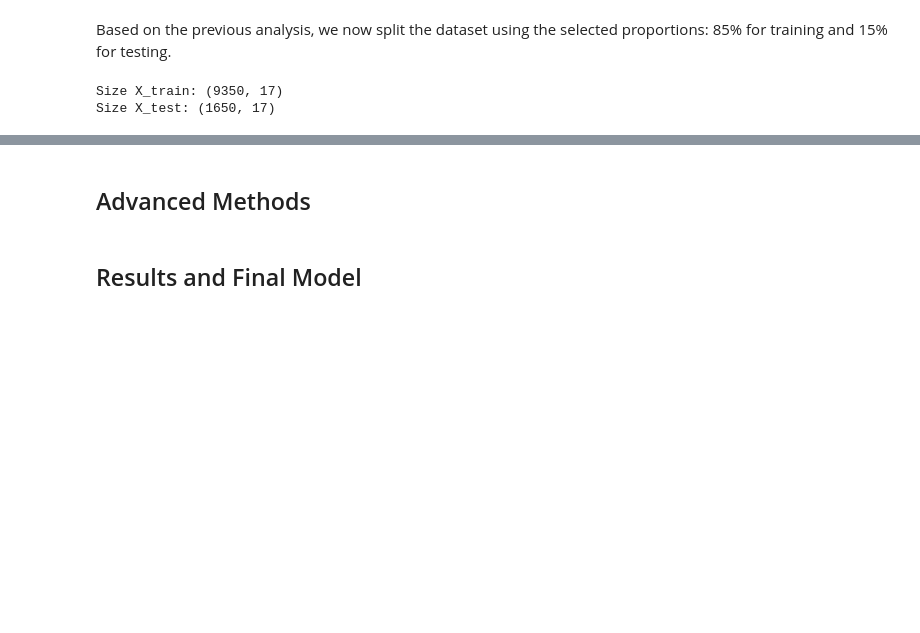
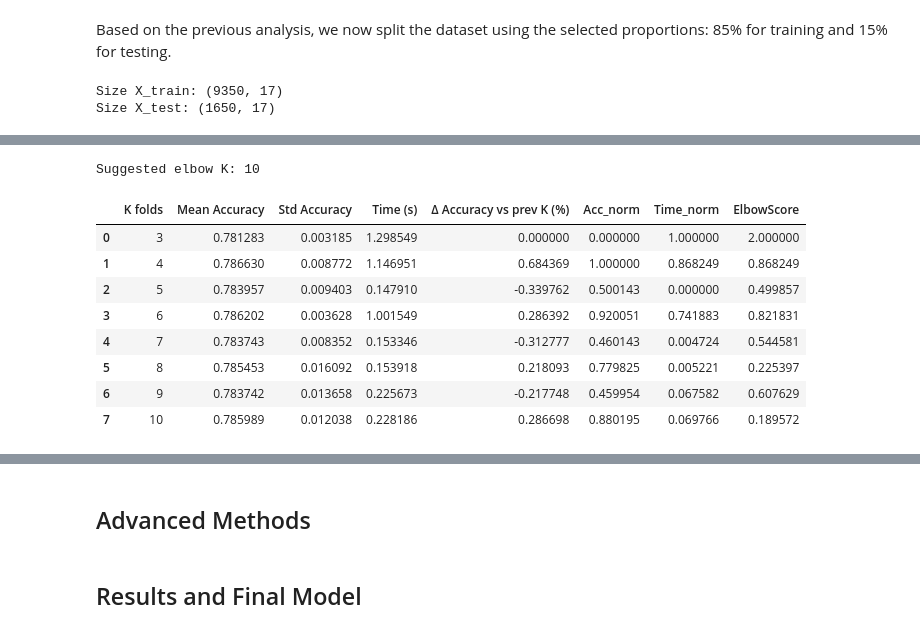
Before and after one commit to MiguelRamos9/TeamWorks, a Jupyter notebook: Big_Data_Intelligence/BDI_Assignment_training.ipynb, the cells around one changed output, grey strips where cells are left out. Drawn from its saved outputs; the diff is of its cells as text; code cells hidden in the pictures; blank space fills up the shorter version.

```diff
--- a/Big_Data_Intelligence/BDI_Assignment_training.ipynb
+++ b/Big_Data_Intelligence/BDI_Assignment_training.ipynb
@@ -437,0 +569,31 @@ Size X_test: (1650, 17)
+# %%
+# Let's compute the Elbow method to select K
+
+# First, we make a copy to avoid touching the original table
+cv_elbow = cv_df.copy()
+
+# Then, we normalize accuracy and time to [0, 1]
+scaler = MinMaxScaler()
+cv_elbow[['Acc_norm', 'Time_norm']] = scaler.fit_transform(
+    cv_elbow[['Mean Accuracy', 'Time (s)']]
+)
+
+# 3) Compute elbow score: we want high accuracy (1 - Acc_norm) and low time (Time_norm)
+cv_elbow['ElbowScore'] = (1 - cv_elbow['Acc_norm']) + cv_elbow['Time_norm']
+
+# 4) Find the K that minimises the elbow score
+best_idx = cv_elbow['ElbowScore'].idxmin()
+K_elbow = cv_elbow.loc[best_idx, 'K folds']
+print("Suggested elbow K:", K_elbow)
+cv_elbow
+# %% [output]
+Suggested elbow K: 10
+|  | K folds | Mean Accuracy | Std Accuracy | Time (s) | Δ Accuracy vs prev K (%) | Acc_norm | Time_norm | ElbowScore |
+| 0 | 3 | 0.781283 | 0.003185 | 1.298549 | 0.000000 | 0.000000 | 1.000000 | 2.000000 |
+| 1 | 4 | 0.786630 | 0.008772 | 1.146951 | 0.684369 | 1.000000 | 0.868249 | 0.868249 |
+| 2 | 5 | 0.783957 | 0.009403 | 0.147910 | -0.339762 | 0.500143 | 0.000000 | 0.499857 |
+| 3 | 6 | 0.786202 | 0.003628 | 1.001549 | 0.286392 | 0.920051 | 0.741883 | 0.821831 |
+| 4 | 7 | 0.783743 | 0.008352 | 0.153346 | -0.312777 | 0.460143 | 0.004724 | 0.544581 |
+| 5 | 8 | 0.785453 | 0.016092 | 0.153918 | 0.218093 | 0.779825 | 0.005221 | 0.225397 |
+| 6 | 9 | 0.783742 | 0.013658 | 0.225673 | -0.217748 | 0.459954 | 0.067582 | 0.607629 |
+| 7 | 10 | 0.785989 | 0.012038 | 0.228186 | 0.286698 | 0.880195 | 0.069766 | 0.189572 |
```
Also changed, not shown: parts of 31 cells of this notebook.
